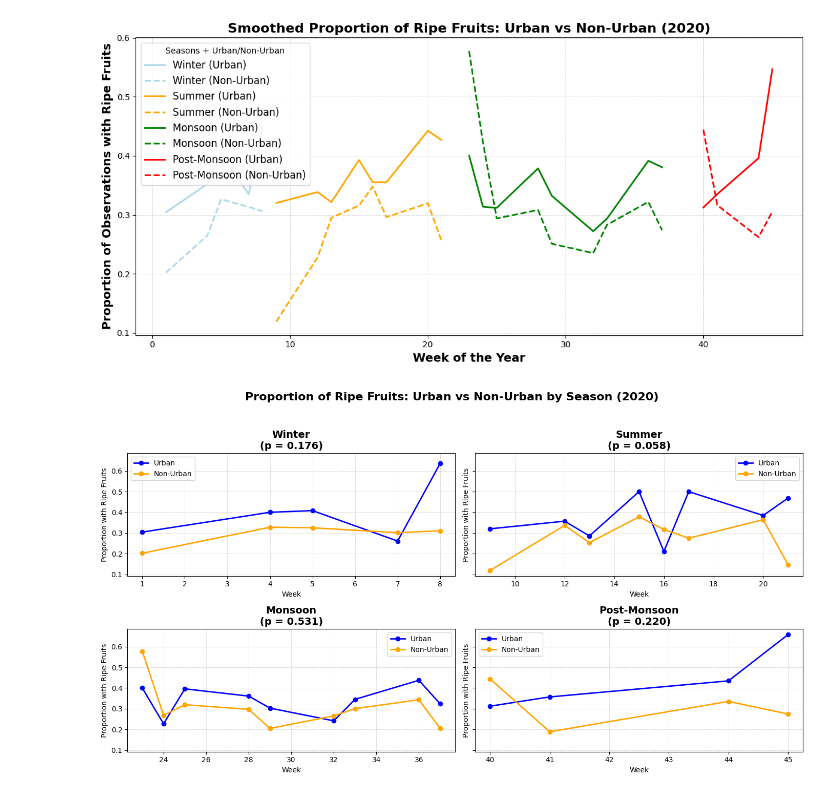
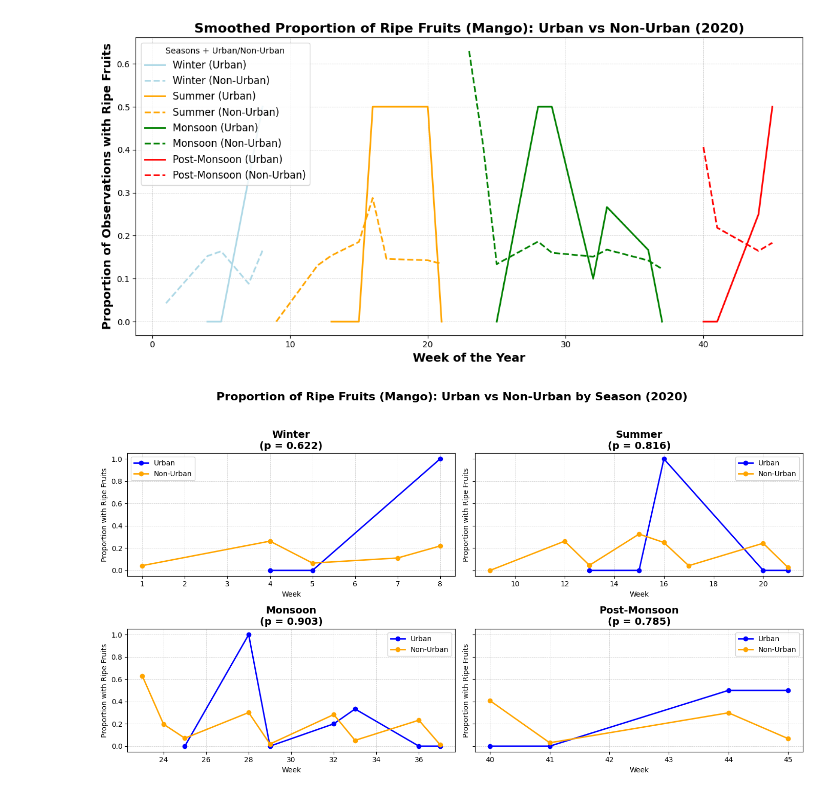
Before and after one commit to BU-Spark/ds-seasonwatch-trees, a Jupyter notebook: code/spring_2025_code/urban_vs_non_urban.ipynb, the cells around one changed output. Saved outputs shown, nothing was run; the diff lists cells and outputs as text; code cells hidden in the pictures.

```diff
--- a/code/spring_2025_code/urban_vs_non_urban.ipynb
+++ b/code/spring_2025_code/urban_vs_non_urban.ipynb
@@ -5,10 +5,16 @@ from scipy.stats import ttest_ind
 # %%
 data = pd.read_csv("../../data/spring_2025_data/cleaned_alldata_with_urbanization.csv")
 # %%
-data["Leaves_mature_dummy"] = (data["Leaves_mature"] > 0).astype(int)
+data_leaves_mature = data.copy()
 
-# Filter for Mango in Kerala, 2020
-data_2020 = data[(data["Year"] == 2020)]
+data_2020 = data_leaves_mature[
+    (data_leaves_mature["Year"] == 2020)
+    & (data_leaves_mature["State_name"] == "Kerala")
+    & (data_leaves_mature["Species_name"].str.contains("mango", case=False, na=False))
+    & (data_leaves_mature["Leaves_mature"] >= 0)
+]
+
+data_2020["Leaves_mature_dummy"] = (data_2020["Leaves_mature"] > 0).astype(int)
 
 # Split into urban and non-urban using 'high_radiance'
 data_2020_urban = data_2020[data_2020["high_radiance"] == 1]
@@ -84,7 +90,7 @@ for season, (start, end) in season_ranges.items():
     )
 
 plt.title(
-    "Smoothed Proportion of Mature Leaves: Urban vs Non-Urban (2020)",
+    "Smoothed Proportion of Mature Leaves (Mango): Urban vs Non-Urban (2020)",
     fontsize=16,
     fontweight="bold",
 )
@@ -141,7 +147,7 @@ for i, (season, (start, end)) in enumerate(season_ranges.items()):
 
 
 fig.suptitle(
-    "Proportion of Mature Leaves: Urban vs Non-Urban by Season (2020)",
+    "Proportion of Mature Leaves (Mango): Urban vs Non-Urban by Season (2020)",
     fontsize=16,
     fontweight="bold",
 )
@@ -153,26 +164,30 @@ plt.show()
 # %%
+data_fruits_ripe = data.copy()
+
+data_2020 = data_fruits_ripe[
+    (data_fruits_ripe["Year"] == 2020)
+    & (data_fruits_ripe["State_name"] == "Kerala")
+    & (data_fruits_ripe["Species_name"].str.contains("mango", case=False, na=False))
+    & (data_fruits_ripe["Fruits_ripe"] >= 0)  # Filter out values < 0 (null values)
+]
+
 data["fruits_ripe_dummy"] = (data["Fruits_ripe"] > 0).astype(int)
 
-# Filter for Mango in Kerala, 2020
-data_2020 = data[(data["Year"] == 2020)]
-
 # Split into urban and non-urban using 'high_radiance'
-mango_data_2020_urban = data_2020[data_2020["high_radiance"] == 1]
-mango_data_2020_non_urban = data_2020[data_2020["high_radiance"] == 0]
+data_2020_urban = data_2020[data_2020["high_radiance"] == 1]
+data_2020_non_urban = data_2020[data_2020["high_radiance"] == 0]
 
 # Total and mature counts per week
-urban_total = mango_data_2020_urban.groupby("Week").size().reset_index(name="Total")
-non_urban_total = (
-    mango_data_2020_non_urban.groupby("Week").size().reset_index(name="Total")
-)
+urban_total = data_2020_urban.groupby("Week").size().reset_index(name="Total")
+non_urban_total = data_2020_non_urban.groupby("Week").size().reset_index(name="Total")
 
 urban_mature = (
-    mango_data_2020_urban.groupby("Week")["fruits_ripe_dummy"]
+    data_2020_urban.groupby("Week")["fruits_ripe_dummy"]
     .sum()
     .reset_index(name="Mature")
 )
 non_urban_mature = (
-    mango_data_2020_non_urban.groupby("Week")["fruits_ripe_dummy"]
+    data_2020_non_urban.groupby("Week")["fruits_ripe_dummy"]
     .sum()
     .reset_index(name="Mature")
 )
@@ -232,7 +247,7 @@ for season, (start, end) in season_ranges.items():
     )
 
 plt.title(
-    "Smoothed Proportion of Ripe Fruits: Urban vs Non-Urban (2020)",
+    "Smoothed Proportion of Ripe Fruits (Mango): Urban vs Non-Urban (2020)",
     fontsize=16,
     fontweight="bold",
 )
@@ -268,33 +283,33 @@ for i, (season, (start, end)) in enumerate(season_ranges.items()):
         urban_season["Week"],
         urban_season["Proportion"],
         marker="o",
         color="blue",
         label="Urban",
         linewidth=2,
     )
     axes[i].plot(
         non_urban_season["Week"],
         non_urban_season["Proportion"],
         marker="o",
         color="orange",
         label="Non-Urban",
         linewidth=2,
     )
 
     axes[i].set_title(f"{season}\n(p = {p_value:.3f})", fontsize=14, fontweight="bold")
     axes[i].set_xlabel("Week")
     axes[i].set_ylabel("Proportion with Ripe Fruits")
     axes[i].grid(True, linestyle="--", linewidth=0.5, alpha=0.7)
     axes[i].legend()
 
 
 fig.suptitle(
-    "Proportion of Ripe Fruits: Urban vs Non-Urban by Season (2020)",
+    "Proportion of Ripe Fruits (Mango): Urban vs Non-Urban by Season (2020)",
     fontsize=16,
     fontweight="bold",
 )
 plt.tight_layout(rect=[0, 0.03, 1, 0.95])
 plt.show()
 # %% [output]
-[figure, old version]
+[figure, new version]
-[figure, old version]
+[figure, new version]
```
Also changed, not shown: parts of 1 cell of this notebook.
